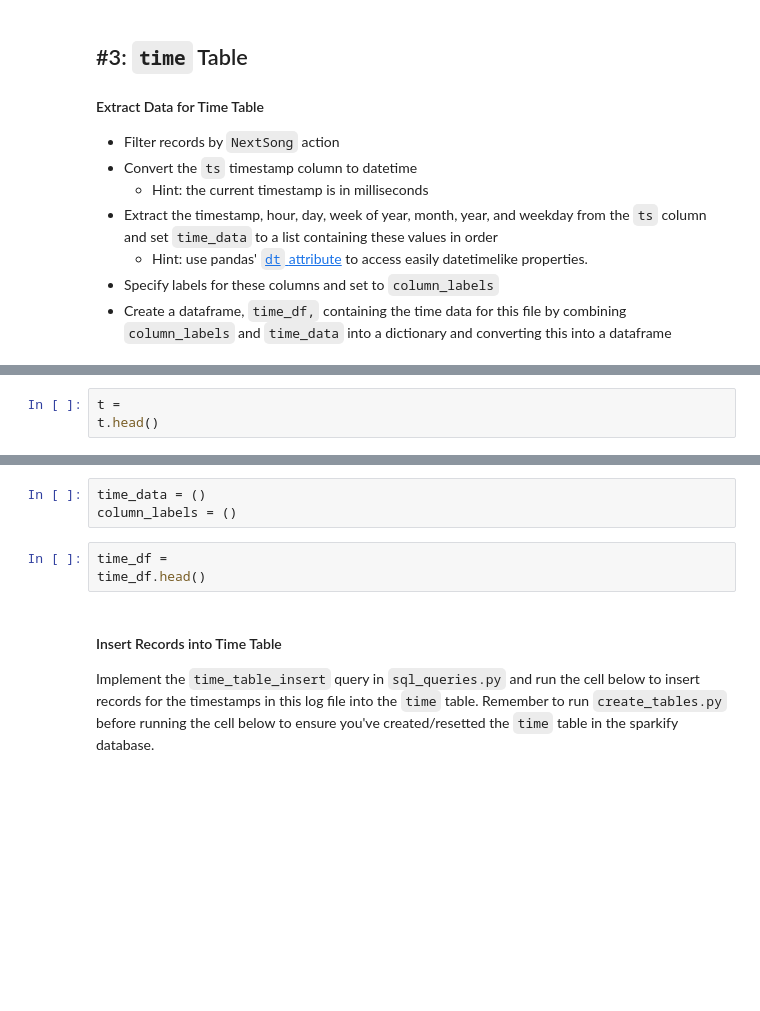
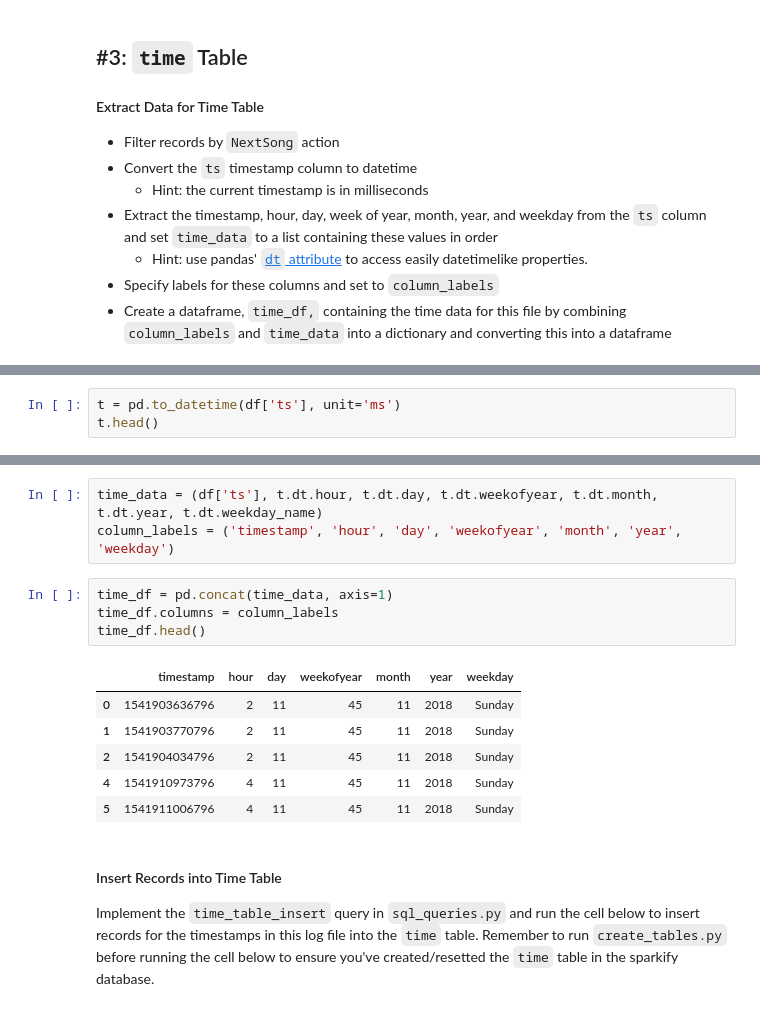
Before and after one commit to venkatrag1/DEND, a Jupyter notebook: proj1_postgres/etl.ipynb, the cells around one changed output, grey strips where cells are left out. Drawn from its saved outputs; the diff is of its cells as text; blank space fills up the shorter version.

```diff
--- a/proj1_postgres/etl.ipynb
+++ b/proj1_postgres/etl.ipynb
@@ -124,3 +131,3 @@ df.head()
 # %%
-t =
+t = pd.to_datetime(df['ts'], unit='ms')
 t.head()
@@ -127,9 +141,17 @@ t.head()
-# %%
-time_data = ()
-column_labels = ()
-# %%
-time_df =
-time_df.head()
+# %%
+time_data = (df['ts'], t.dt.hour, t.dt.day, t.dt.weekofyear, t.dt.month, t.dt.year, t.dt.weekday_name)
+column_labels = ('timestamp', 'hour', 'day', 'weekofyear', 'month', 'year', 'weekday')
+# %%
+time_df = pd.concat(time_data, axis=1)
+time_df.columns = column_labels
+time_df.head()
+# %% [output]
+|  | timestamp | hour | day | weekofyear | month | year | weekday |
+| 0 | 1541903636796 | 2 | 11 | 45 | 11 | 2018 | Sunday |
+| 1 | 1541903770796 | 2 | 11 | 45 | 11 | 2018 | Sunday |
+| 2 | 1541904034796 | 2 | 11 | 45 | 11 | 2018 | Sunday |
+| 4 | 1541910973796 | 4 | 11 | 45 | 11 | 2018 | Sunday |
+| 5 | 1541911006796 | 4 | 11 | 45 | 11 | 2018 | Sunday |
 # %% [markdown]
 #### Insert Records into Time Table
 Implement the `time_table_insert` query in `sql_queries.py` and run the cell below to insert records for the timestamps in this log file into the `time` table. Remember to run `create_tables.py` before running the cell below to ensure you've created/resetted the `time` table in the sparkify database.
```
Also changed, not shown: parts of 7 cells of this notebook, 1 other file.
